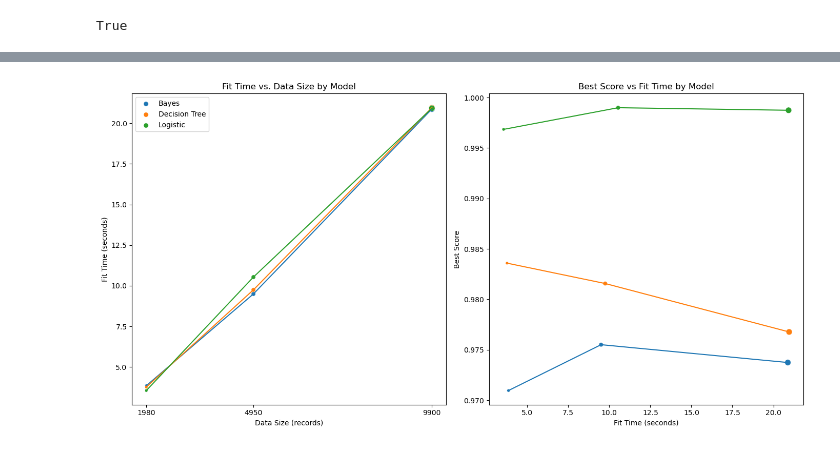
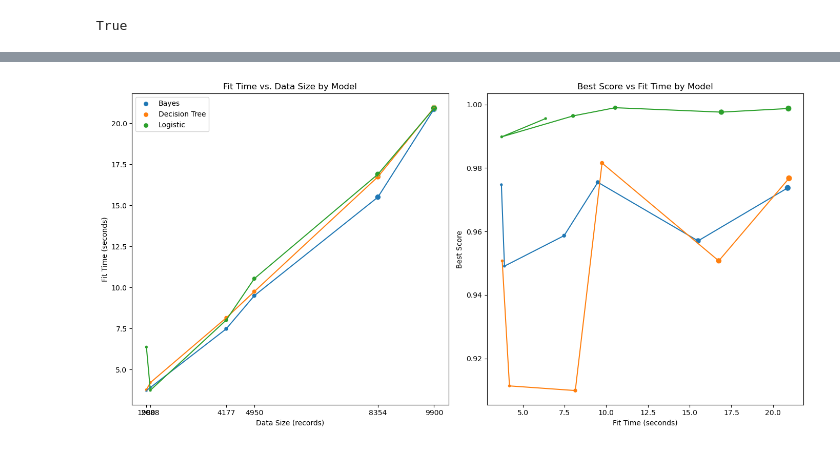
Before and after one commit to johnprg/Legit, a Jupyter notebook: Legit.ipynb, the cells around one changed output, grey strips where cells are left out. Cells and saved outputs as stored; diff of their text form; code cells hidden in the pictures.

```diff
--- a/Legit.ipynb
+++ b/Legit.ipynb
@@ -215,10 +209,3 @@ results_df = pd.DataFrame({'model': ['Logistic', 'Decision Tree', 'Bayes'],
              'best_score': ['', '', ''],
              'fit_time': ['', '', ''],
              'best_estimator': ['', '', '']}).set_index('model')
-# %%
-# stem the text
-from nltk.stem import PorterStemmer
-stemmer = PorterStemmer()
-
-df['stemmed'] = df['Text'].apply(lambda x: ' '.join([stemmer.stem(w) for w in x.split()]))
-df.head()
@@ -232,9 +211,0 @@ df.head()
-# %%
-# lemmatize the text
-import nltk
-from nltk.stem import WordNetLemmatizer
-nltk.download('wordnet')
-lemmatizer = WordNetLemmatizer()
-
-df['lemmatized'] = df['Text'].apply(lambda x: ' '.join([lemmatizer.lemmatize(w) for w in x.split()]))
-df.head()
@@ -251,4 +211,0 @@ df.head()
-# %%
-# lemmatize the stemmed text
-df['lemmatized_stemmed'] = df['stemmed'].apply(lambda x: ' '.join([lemmatizer.lemmatize(w) for w in x.split()]))
-df.head()
@@ -594,8 +521,13 @@ uber_df = pd.DataFrame()
 for file in os.listdir('data'):
     if 'results' in file:
         print(f'loading {file}')
+        #parse out the size and setname from the filename which is in form {setname}_{size}results.csv
+        setname = file.split('_')[0]
+        size = int(file.split('_')[1].split('results')[0])
+
         df = pd.read_csv(f'data/{file}')
-        df['size'] = int(file.split('results')[0])
+        df['size'] = size
+        df['dataset'] = setname
         uber_df = pd.concat([uber_df, df])
 
 uber_df
@@ -668,8 +597,8 @@ print(coefs_df.tail(10))
 
 df = uber_df
 
-# Normalize 'Data Size' for use as sizes in scatter plot
-size_scale = {1980: 50, 4950: 100, 9900:200}  # Explicit sizes for each 'Data Size'
+#Normalize the size for the scatter plot
+size_scale = lambda x: (x - df['size'].min()) / (df['size'].max() - df['size'].min())
 df['Size'] = df['size'].map(size_scale)
 
 # Choose a palette
@@ -681,32 +610,33 @@ plt.figure(figsize=(14, 7))
 # Plotting Training Time vs RMSE
 plt.subplot(1, 2, 1)  # 1 row, 2 columns, 1st subplot
 for i, (name, group) in enumerate(df.groupby('model')):
     group = group.sort_values('size')
     sns.scatterplot(data=group, x='size', y='fit_time', size='Size', color=pal[i], label=name, legend=None)
     sns.lineplot(data=group, x='size', y='fit_time', color=pal[i])
 
 plt.title('Fit Time vs. Data Size by Model')
 plt.ylabel('Fit Time (seconds)')
 plt.xlabel('Data Size (records)')
 
 #only show x ticks for the actual sizes
-plt.xticks([1980, 4950, 9900], ['1980', '4950', '9900'])
+plt.xticks(df['size'].unique())
+
 plt.legend()
 
 # Plotting Training Time vs MAE
 plt.subplot(1, 2, 2)  # 1 row, 2 columns, 2nd subplot
 for i, (name, group) in enumerate(df.groupby('model')):
     group = group.sort_values('Size')
     sns.scatterplot(data=group, x='fit_time', y='best_score', size='Size', color=pal[i], label=name, legend=None)
     plt.plot(group['fit_time'], group['best_score'], color=pal[i])
 
 plt.title('Best Score vs Fit Time by Model')
 # plt.xscale('log')
 # plt.yscale('log')
 plt.xlabel('Fit Time (seconds)')
 plt.ylabel('Best Score')
 
 plt.tight_layout()
 plt.show()
 # %% [output]
-[figure, old version]
+[figure, new version]
```
Also changed, not shown: parts of 32 cells of this notebook.
